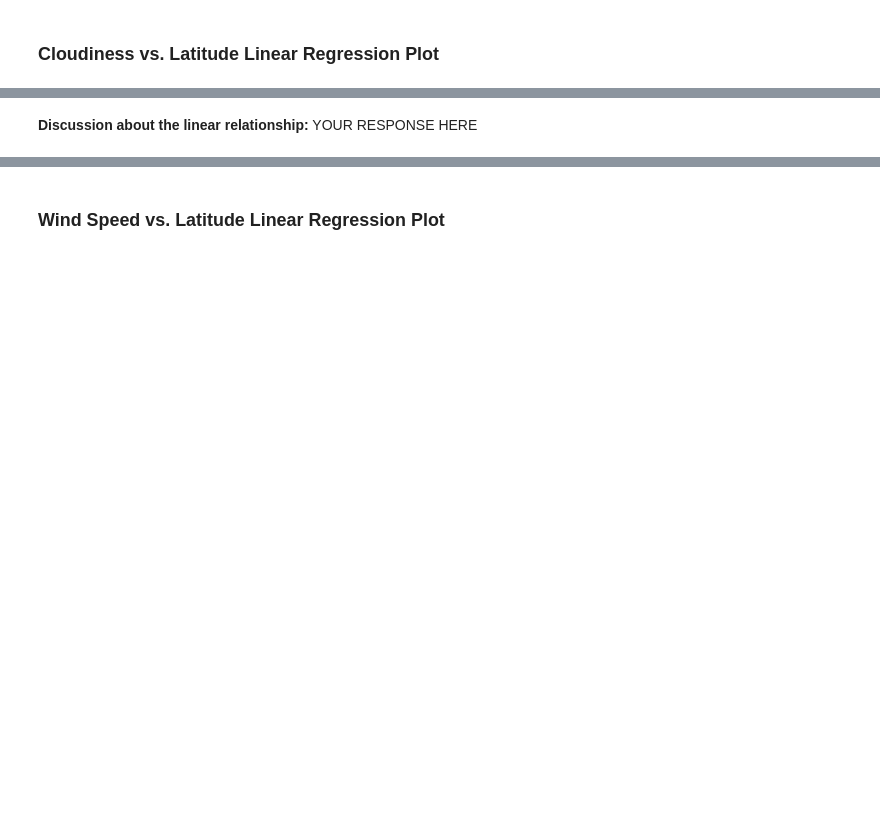
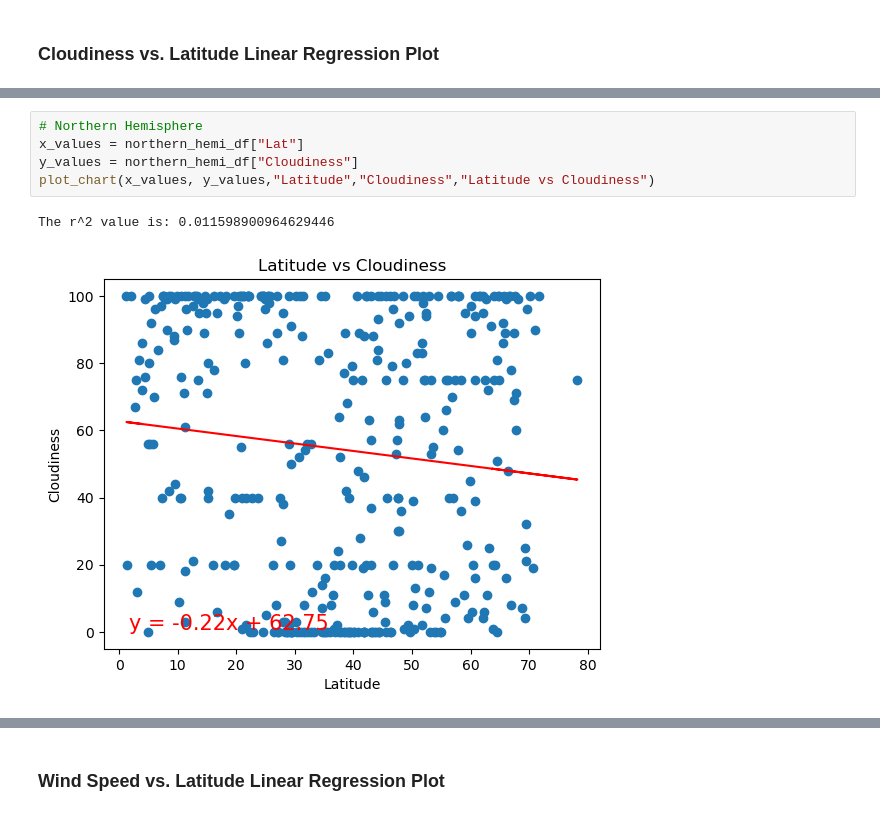
Before and after one commit to prekha32/python-api-challenge, a Jupyter notebook: WeatherPy/WeatherPy.ipynb, the cells around one changed output, grey strips where cells are left out. Drawn from its saved outputs; the diff is of its cells as text; blank space fills up the shorter version.

```diff
--- a/WeatherPy/WeatherPy.ipynb
+++ b/WeatherPy/WeatherPy.ipynb
@@ -370,2 +362,8 @@ The r^2-value is: 0.018616831531634456
-# %% [markdown]
-**Discussion about the linear relationship:** YOUR RESPONSE HERE
+# %%
+# Northern Hemisphere
+x_values = northern_hemi_df["Lat"]
+y_values = northern_hemi_df["Cloudiness"]
+plot_chart(x_values, y_values,"Latitude","Cloudiness","Latitude vs Cloudiness")
+# %% [output]
+The r^2 value is: 0.011598900964629446
+[figure, added]
```
Also changed, not shown: parts of 17 cells of this notebook, 1 other file.
